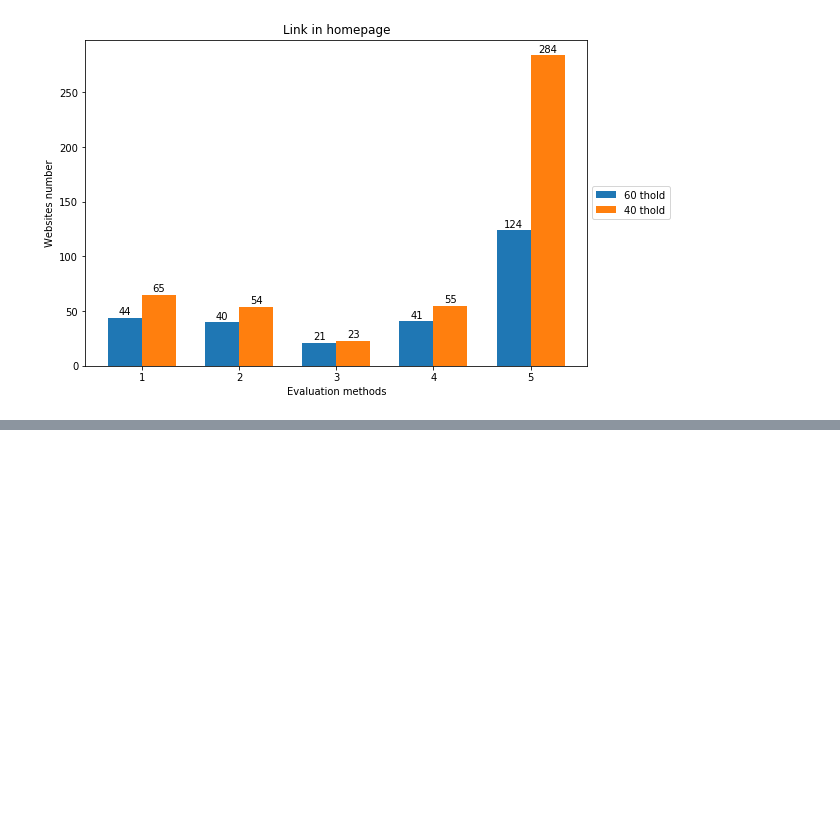
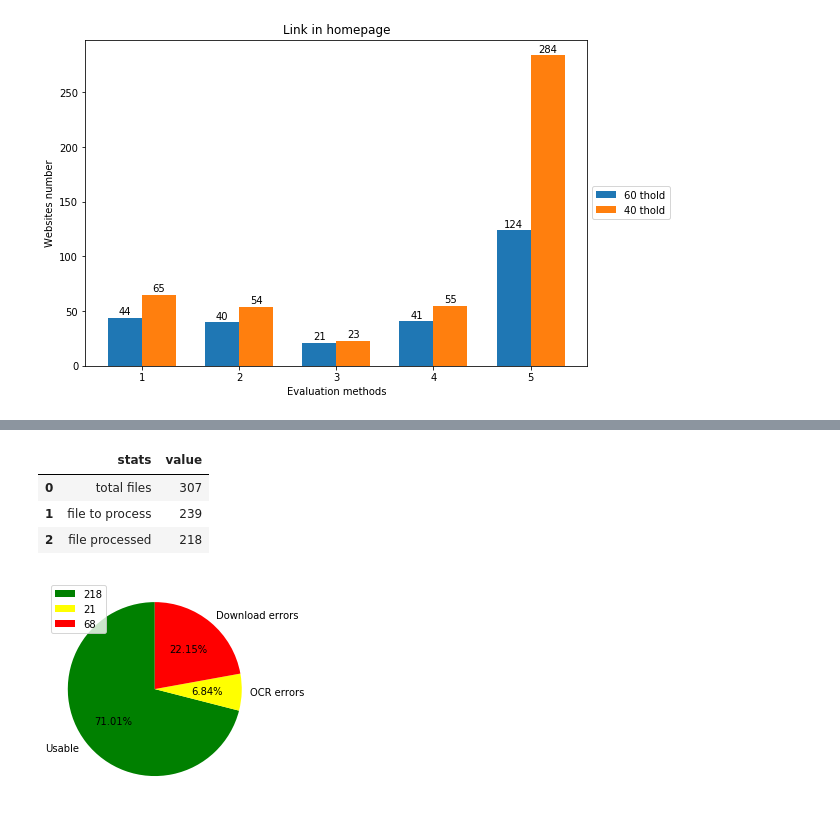
Before and after one commit to tomfran/sustainability_reports_analysis, a Jupyter notebook: notebook.ipynb, the cells around one changed output, grey strips where cells are left out. Cells and saved outputs as stored; diff of their text form; code cells hidden in the pictures; blank space fills up the shorter version.

Commit message:
Added notebook pie chart on analyzed pdfs, to add elastic stats

```diff
--- a/notebook.ipynb
+++ b/notebook.ipynb
@@ -199,0 +187,23 @@ plt.show()
+# %%
+csv_source = "pdf_ocr/stats.csv"
+data = pd.read_csv(csv_source)
+data
+# %% [output]
+|  | stats | value |
+| 0 | total files | 307 |
+| 1 | file to process | 239 |
+| 2 | file processed | 218 |
+# %%
+labels = 'Usable', 'OCR errors', 'Download errors'
+
+val = list(data['value'])
+sizes = [val[2], val[1] - val[2], val[0] - val[1]]
+colors = ['green', 'yellow', 'red']
+
+fig1, ax1 = plt.subplots()
+ax1.pie(sizes, labels=labels, colors=colors, autopct='%1.2f%%', startangle=90)
+plt.legend(sizes, loc="best")
+
+plt.show()
+# %% [output]
+[figure, added]
```
Also changed, not shown: parts of 9 cells of this notebook.
